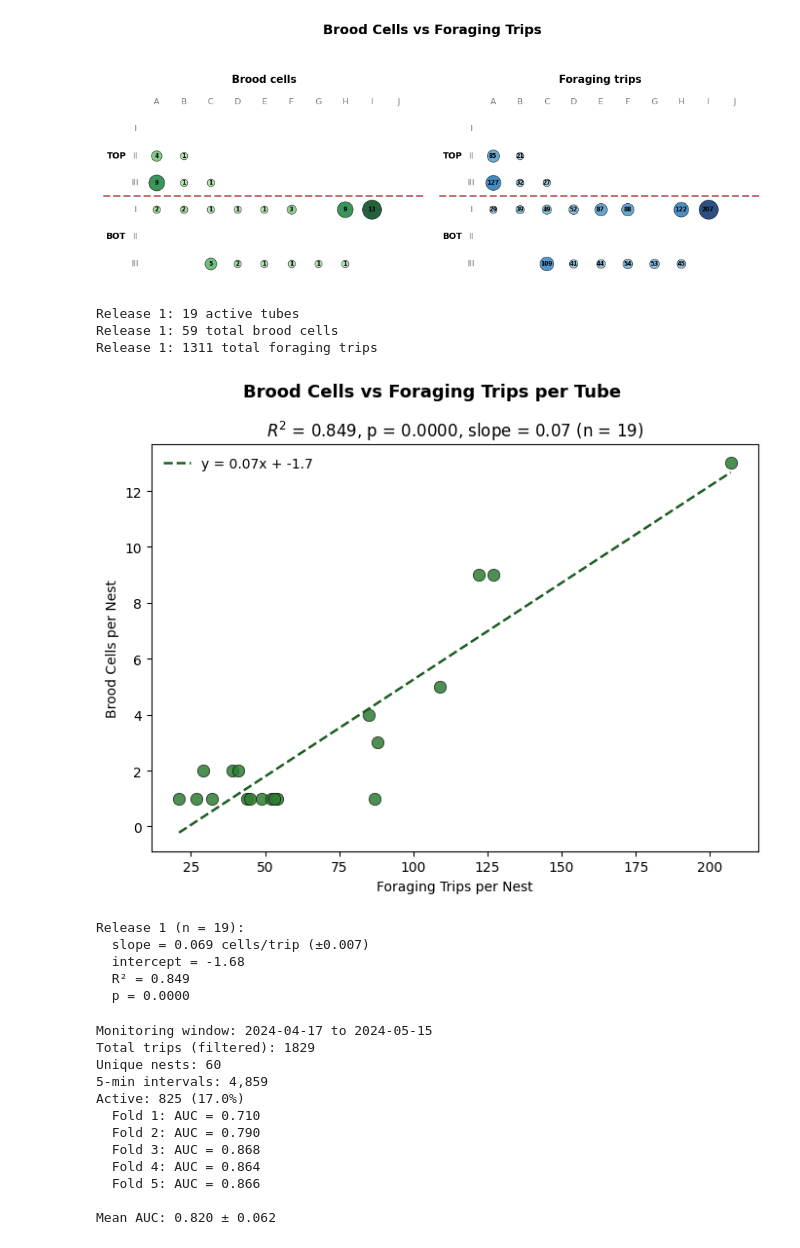
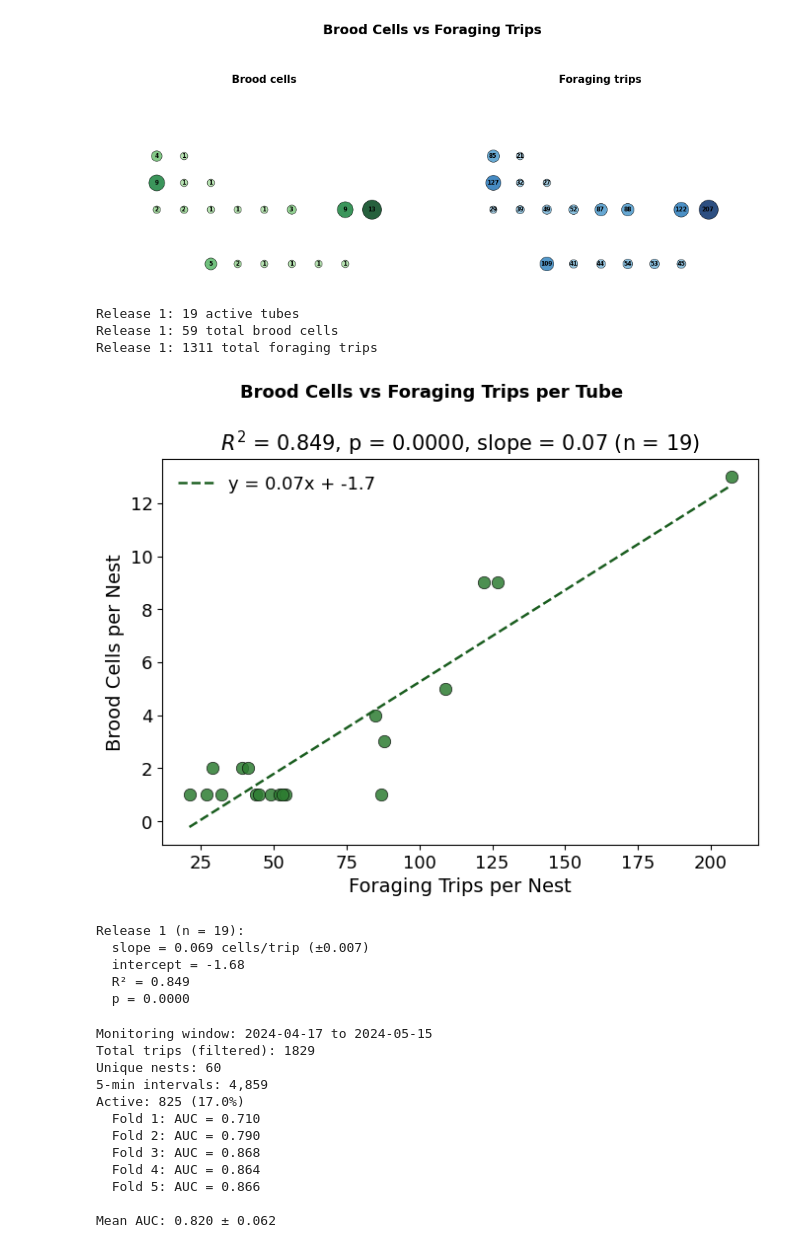
Before and after one commit to eai6/BeeMonitor, a Jupyter notebook: research/foraging_vs_nesting.ipynb, the cells around one changed output. Drawn from its saved outputs; the diff is of its cells as text; code cells hidden in the pictures.

```diff
--- a/research/foraging_vs_nesting.ipynb
+++ b/research/foraging_vs_nesting.ipynb
@@ -3,42 +3,17 @@ import pandas as pd
 import matplotlib.pyplot as plt
 import numpy as np
 
-# -----------------------------
-# LOAD DATA
-# -----------------------------
-raw = pd.read_csv("research_data/nesting_data.csv")
-events = pd.read_csv("research_data/aggregated_events.csv")
 
-# -----------------------------
-# MAP NEST CODE -> TUBE NUMBER
-# -----------------------------
-frame_offset = {'MT': 0, 'NT': 0, 'MB': 30, 'NB': 30}
-row_offset = {'I': 0, 'II': 10, 'III': 20}
-letter_pos = {chr(65 + i): i + 1 for i in range(10)}
-
-raw['row'] = raw['nest_code'].str.split('-').str[0]
-raw['letter'] = raw['nest_code'].str.split('-').str[1]
-raw['tube_num'] = raw.apply(
-    lambda r: frame_offset.get(r['frame_id'], 0)
-    + row_offset.get(r['row'], 0)
-    + letter_pos.get(r['letter'], 0),
-    axis=1
-)
-
-# -----------------------------
-# FILTER TO MENDELS, RELEASE 1
-# -----------------------------
-raw_m = raw[raw['site'] == 'Mendels'].copy()
-raw_r1 = raw_m[raw_m['release'] == 1].copy()
-
-r1_tubes = np.sort(raw_r1['tube_num'].dropna().unique())
-
-# brood cells per tube
-r1_cells = raw_r1.groupby('tube_num').size()
+nesting_data = pd.read_csv("research_data/mee_nesting_data.csv")
+nesting_cells = nesting_data.set_index('nest_id')['brood_cells']
+nesting_cells.index.name = 'tube_num'
+r1_cells =nesting_cells
+r1_tubes = r1_cells.index.values
 
 # -----------------------------
 # PREP EVENTS
 # -----------------------------
+events = pd.read_csv("research_data/mee_aggregated_events.csv")
 events['event_datetime'] = pd.to_datetime(events['event_datetime'])
 events_m = events[events['site'] == 'mendels'].copy()
 events_m = events_m.sort_values(['nest', 'event_datetime'])
@@ -139,17 +114,6 @@ def draw_hotel(ax, tubes, counts, title, cmap_name='Greens'):
             fontsize=6, fontweight='bold', zorder=3
         )
 
-    # divider between top and bottom frames
-    ax.axhline(y=2.5, color='brown', linewidth=2, linestyle='--', alpha=0.7)
-
-    for r, lbl in [(5, 'I'), (4, 'II'), (3, 'III'), (2, 'I'), (1, 'II'), (0, 'III')]:
-        ax.text(-0.8, r, lbl, ha='center', va='center', fontsize=9, color='gray')
-
-    for c in range(10):
-        ax.text(c, 6.0, chr(65 + c), ha='center', va='center', fontsize=9, color='gray')
-
-    ax.text(-1.5, 4.0, 'TOP', ha='center', va='center', fontsize=9, fontweight='bold')
-    ax.text(-1.5, 1.0, 'BOT', ha='center', va='center', fontsize=9, fontweight='bold')
 
     ax.set_xlim(-2, 10)
     ax.set_ylim(-0.7, 6.5)
@@ -159,35 +123,34 @@ def draw_hotel(ax, tubes, counts, title, cmap_name='Greens'):
 
 # -----------------------------
 # FIGURE: RELEASE 1 ONLY
 # -----------------------------
 fig, axes = plt.subplots(1, 2, figsize=(10, 4.5))
 fig.suptitle('Brood Cells vs Foraging Trips', fontsize=14, fontweight='bold')
 
 draw_hotel(
     axes[0],
     r1_tubes,
     r1_cells,
     'Brood cells',
     'Greens'
 )
 
 draw_hotel(
     axes[1],
     r1_tubes,
     r1_trip_counts,
     'Foraging trips',
     'Blues'
 )
 
 plt.tight_layout()
-#plt.savefig('mendels_release1_cells_vs_trips.png', dpi=150, bbox_inches='tight')
 plt.show()
 
 print(f"Release 1: {len(r1_tubes)} active tubes")
 print(f"Release 1: {r1_cells.sum()} total brood cells")
 print(f"Release 1: {r1_trip_counts.sum()} total foraging trips")
 # %% [output]
-[figure, old version]
+[figure, new version]
 Release 1: 19 active tubes
 Release 1: 59 total brood cells
 Release 1: 1311 total foraging trips
@@ -268,7 +231,7 @@ print(f"  intercept = {intercept:.2f}")
 print(f"  R² = {r_val**2:.3f}")
 print(f"  p = {p_val:.4f}")
 # %% [output]
-[figure, old version]
+[figure, new version]
 Release 1 (n = 19):
   slope = 0.069 cells/trip (±0.007)
   intercept = -1.68
```
Also changed, not shown: parts of 3 cells of this notebook, 16 other files.
